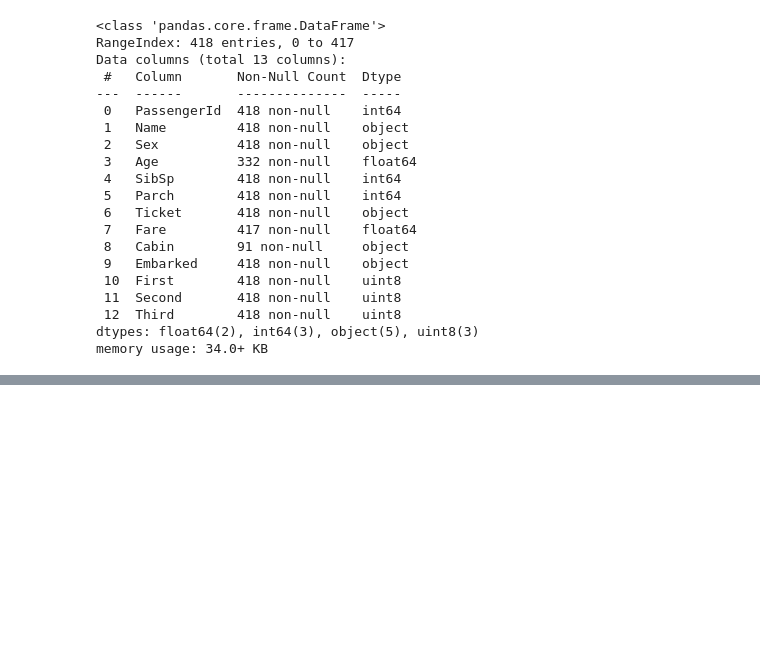
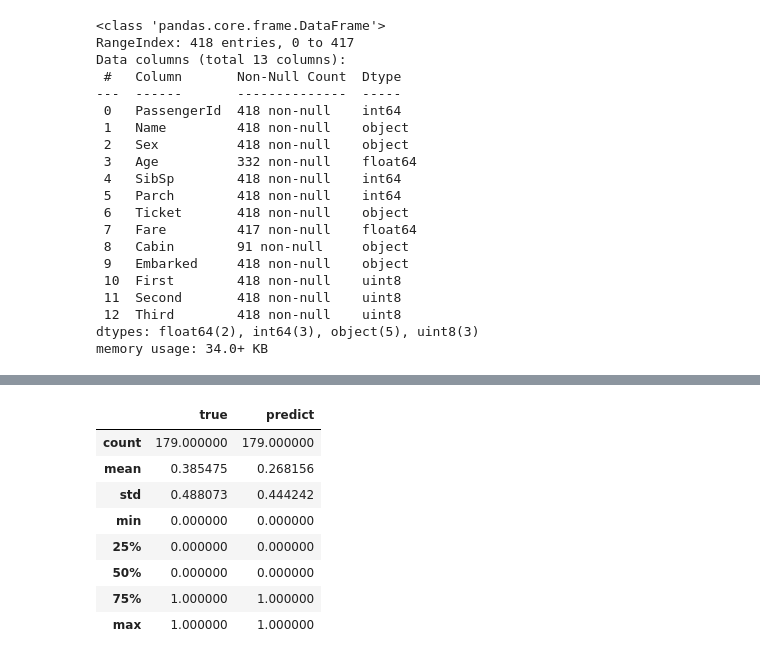
Before and after one commit to LeeJSmasw/Data_Science, a Jupyter notebook: titanic/titanic_eda1.ipynb, the cells around one changed output, grey strips where cells are left out. Saved outputs shown, nothing was run; the diff lists cells and outputs as text; code cells hidden in the pictures; blank space fills up the shorter version.

```diff
--- a/titanic/titanic_eda1.ipynb
+++ b/titanic/titanic_eda1.ipynb
@@ -449,0 +590,25 @@ memory usage: 34.0+ KB
+# %%
+def final_sur (x):
+    if x >=0.5:
+        x=1
+    else:
+        x=0
+    return x
+
+
+predict_test2 =final_result['predict'].apply(final_sur)
+# %%
+final_result = pd.concat([test_y.reset_index(drop=True), predict_test2], axis = 1)
+final_result.columns = ['true','predict']
+# %%
+final_result.describe()
+# %% [output]
+|  | true | predict |
+| count | 179.000000 | 179.000000 |
+| mean | 0.385475 | 0.268156 |
+| std | 0.488073 | 0.444242 |
+| min | 0.000000 | 0.000000 |
+| 25% | 0.000000 | 0.000000 |
+| 50% | 0.000000 | 0.000000 |
+| 75% | 1.000000 | 1.000000 |
+| max | 1.000000 | 1.000000 |
```
Also changed, not shown: parts of 29 cells of this notebook.
